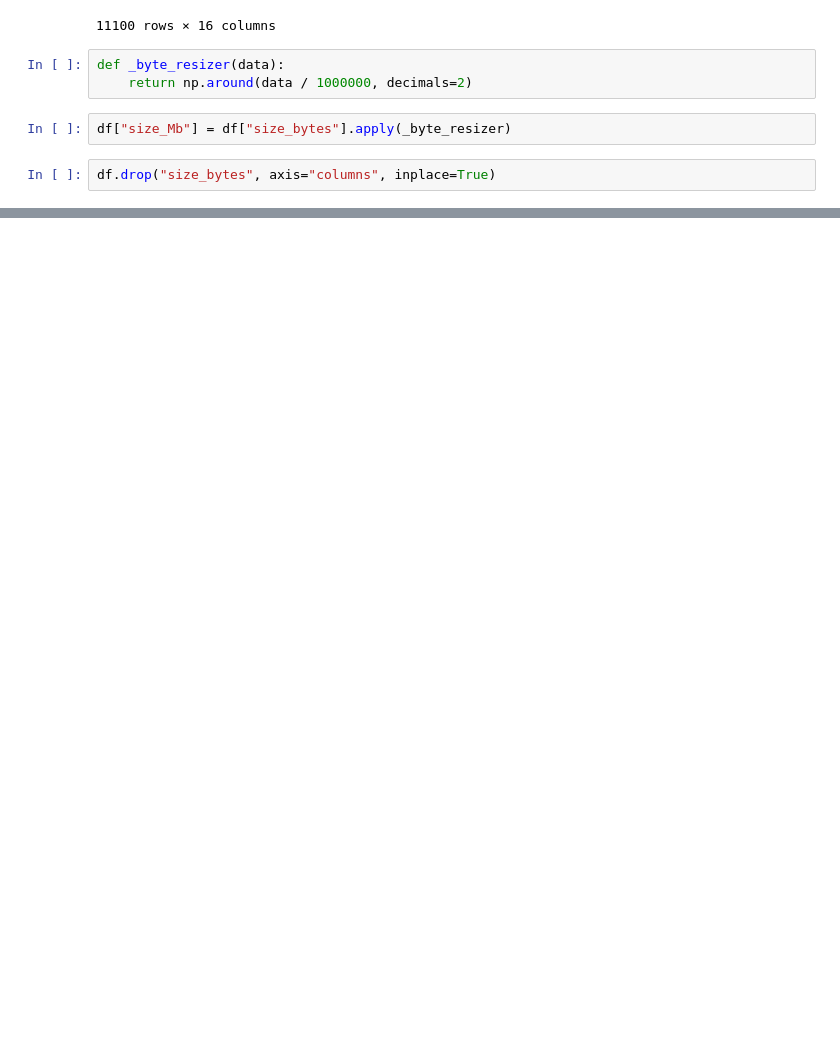
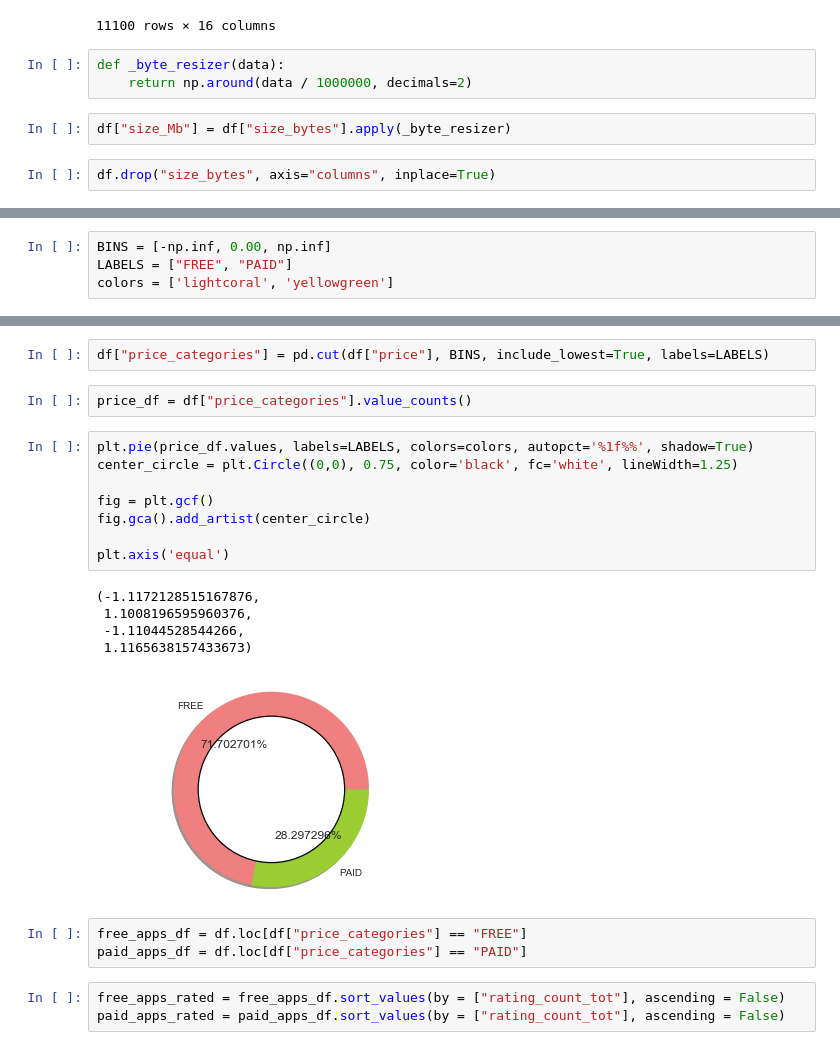
Before and after one commit to TonyCioara/Data-Science-1, a Jupyter notebook: app-store/app-store.ipynb, the cells around one changed output, grey strips where cells are left out. Saved outputs shown, nothing was run; the diff lists cells and outputs as text; blank space fills up the shorter version.

```diff
--- a/app-store/app-store.ipynb
+++ b/app-store/app-store.ipynb
@@ -128,0 +144,4 @@ df.head()
+# %%
+BINS = [-np.inf, 0.00, np.inf]
+LABELS = ["FREE", "PAID"]
+colors = ['lightcoral', 'yellowgreen']
@@ -128,0 +152,24 @@ df.head()
+# %%
+df["price_categories"] = pd.cut(df["price"], BINS, include_lowest=True, labels=LABELS)
+# %%
+price_df = df["price_categories"].value_counts()
+# %%
+plt.pie(price_df.values, labels=LABELS, colors=colors, autopct='%1f%%', shadow=True)
+center_circle = plt.Circle((0,0), 0.75, color='black', fc='white', lineWidth=1.25)
+
+fig = plt.gcf()
+fig.gca().add_artist(center_circle)
+
+plt.axis('equal')
+# %% [output]
+(-1.1172128515167876,
+ 1.1008196595960376,
+ -1.11044528544266,
+ 1.1165638157433673)
+[figure, added]
+# %%
+free_apps_df = df.loc[df["price_categories"] == "FREE"]
+paid_apps_df = df.loc[df["price_categories"] == "PAID"]
+# %%
+free_apps_rated = free_apps_df.sort_values(by = ["rating_count_tot"], ascending = False)
+paid_apps_rated = paid_apps_df.sort_values(by = ["rating_count_tot"], ascending = False)
```
Also changed, not shown: parts of 15 cells of this notebook, 4 other files.
